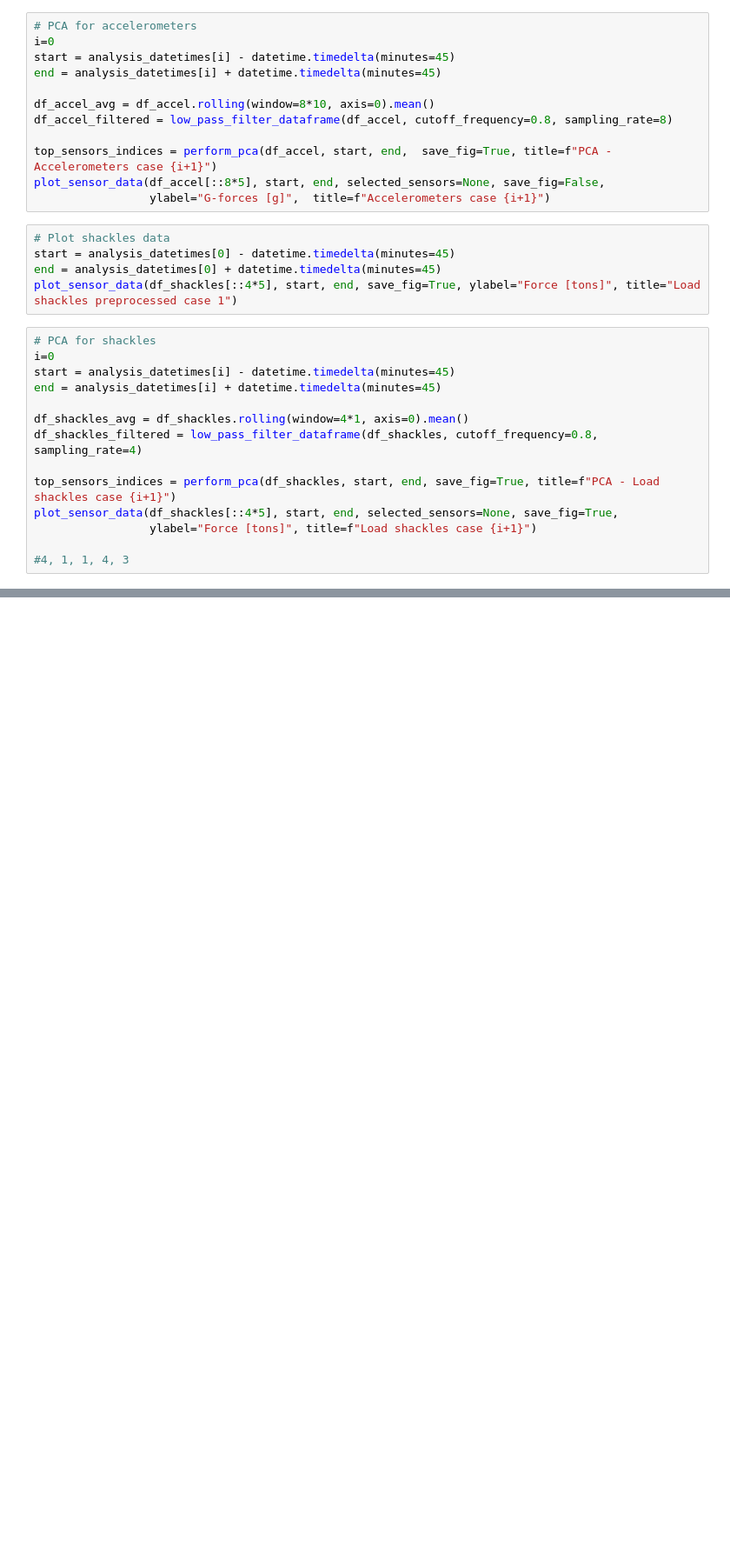
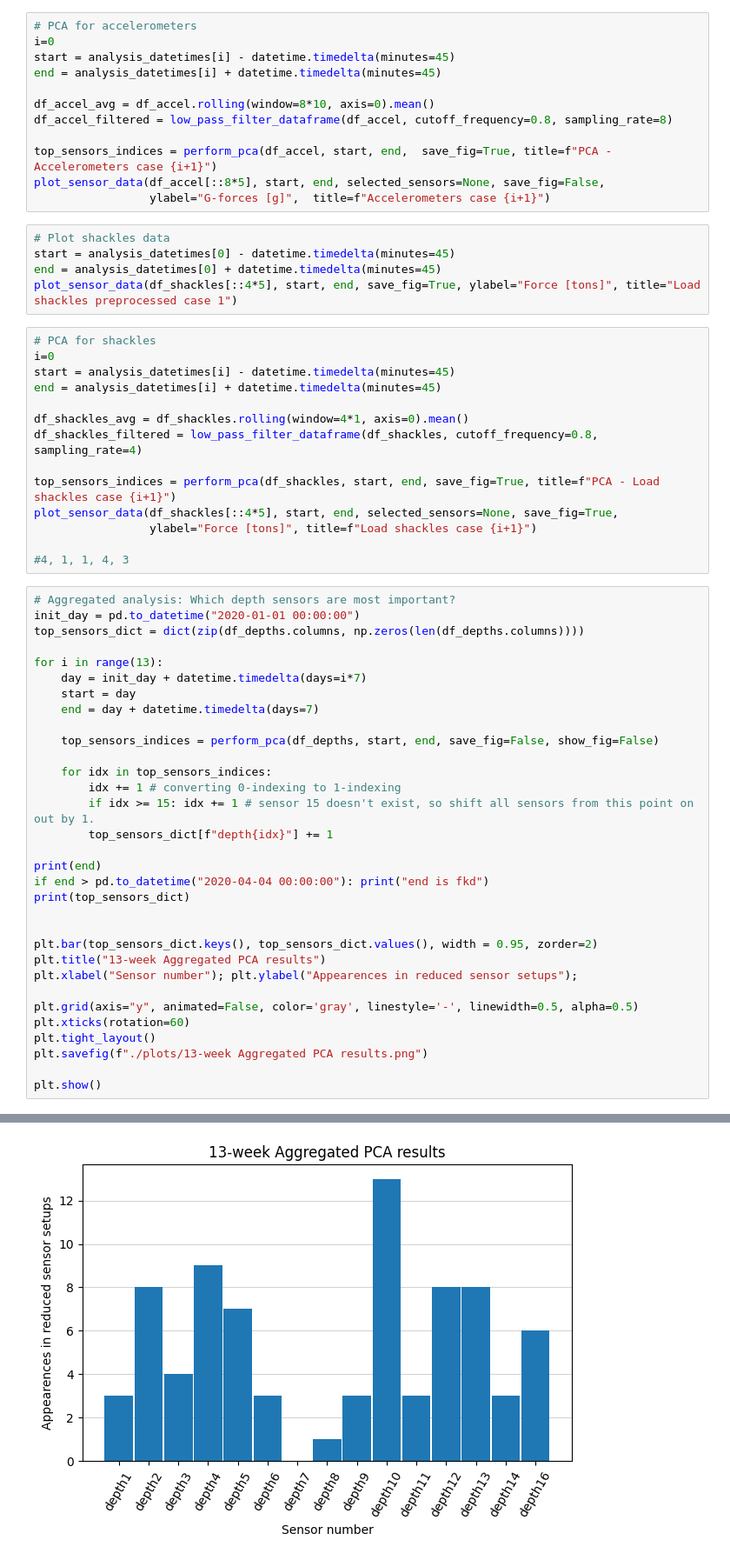
Before and after one commit to TheRealArmon/TTK_final_boss, a Jupyter notebook: sensors/curated_data/analysis.ipynb, the cells around one changed output, grey strips where cells are left out. Shown: that part at 87% size. Saved outputs shown, nothing was run; the diff lists cells and outputs as text; blank space fills up the shorter version.

```diff
--- a/sensors/curated_data/analysis.ipynb
+++ b/sensors/curated_data/analysis.ipynb
@@ -232,3 +228,36 @@ plot_sensor_data(df_shackles[::4*5], start, end, selected_sensors=None, save_fig
                  ylabel="Force [tons]", title=f"Load shackles case {i+1}")
 
 #4, 1, 1, 4, 3
+# %%
+# Aggregated analysis: Which depth sensors are most important?
+init_day = pd.to_datetime("2020-01-01 00:00:00")
+top_sensors_dict = dict(zip(df_depths.columns, np.zeros(len(df_depths.columns))))
+
+for i in range(13):
+    day = init_day + datetime.timedelta(days=i*7)
+    start = day
+    end = day + datetime.timedelta(days=7)
+
+    top_sensors_indices = perform_pca(df_depths, start, end, save_fig=False, show_fig=False)
+
+    for idx in top_sensors_indices:
+        idx += 1 # converting 0-indexing to 1-indexing
+        if idx >= 15: idx += 1 # sensor 15 doesn't exist, so shift all sensors from this point on out by 1.
+        top_sensors_dict[f"depth{idx}"] += 1
+
+print(end)
+if end > pd.to_datetime("2020-04-04 00:00:00"): print("end is fkd")
+print(top_sensors_dict)
+
+
+plt.bar(top_sensors_dict.keys(), top_sensors_dict.values(), width = 0.95, zorder=2)
+plt.title("13-week Aggregated PCA results")
+plt.xlabel("Sensor number"); plt.ylabel("Appearences in reduced sensor setups");
+
+plt.grid(axis="y", animated=False, color='gray', linestyle='-', linewidth=0.5, alpha=0.5)
+plt.xticks(rotation=60)
+plt.tight_layout()
+plt.savefig(f"./plots/13-week Aggregated PCA results.png")
+
+plt.show()
+# %% [output]
@@ -234,0 +266 @@ plot_sensor_data(df_shackles[::4*5], start, end, selected_sensors=None, save_fig
+[figure, added]
```
Also changed, not shown: parts of 5 cells of this notebook, 3 other files.
